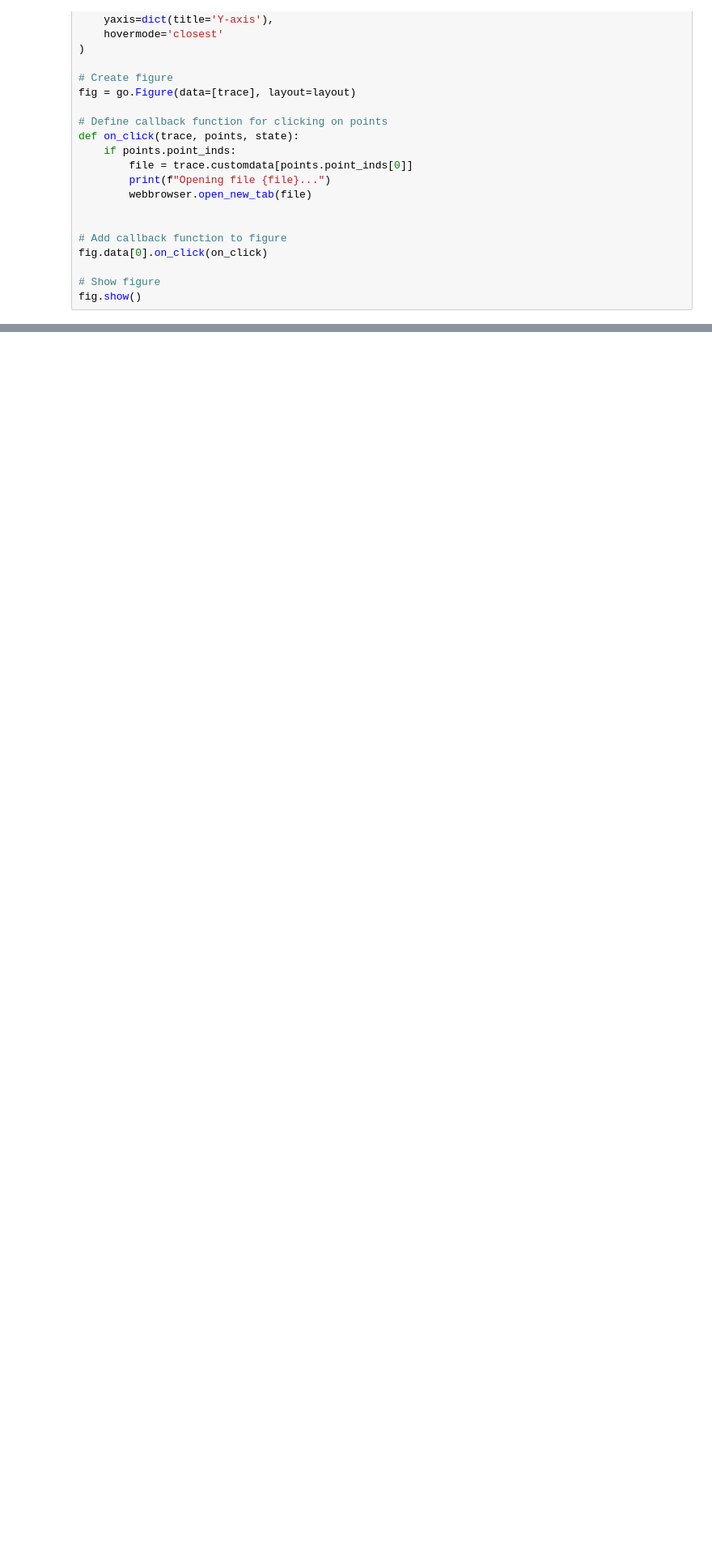
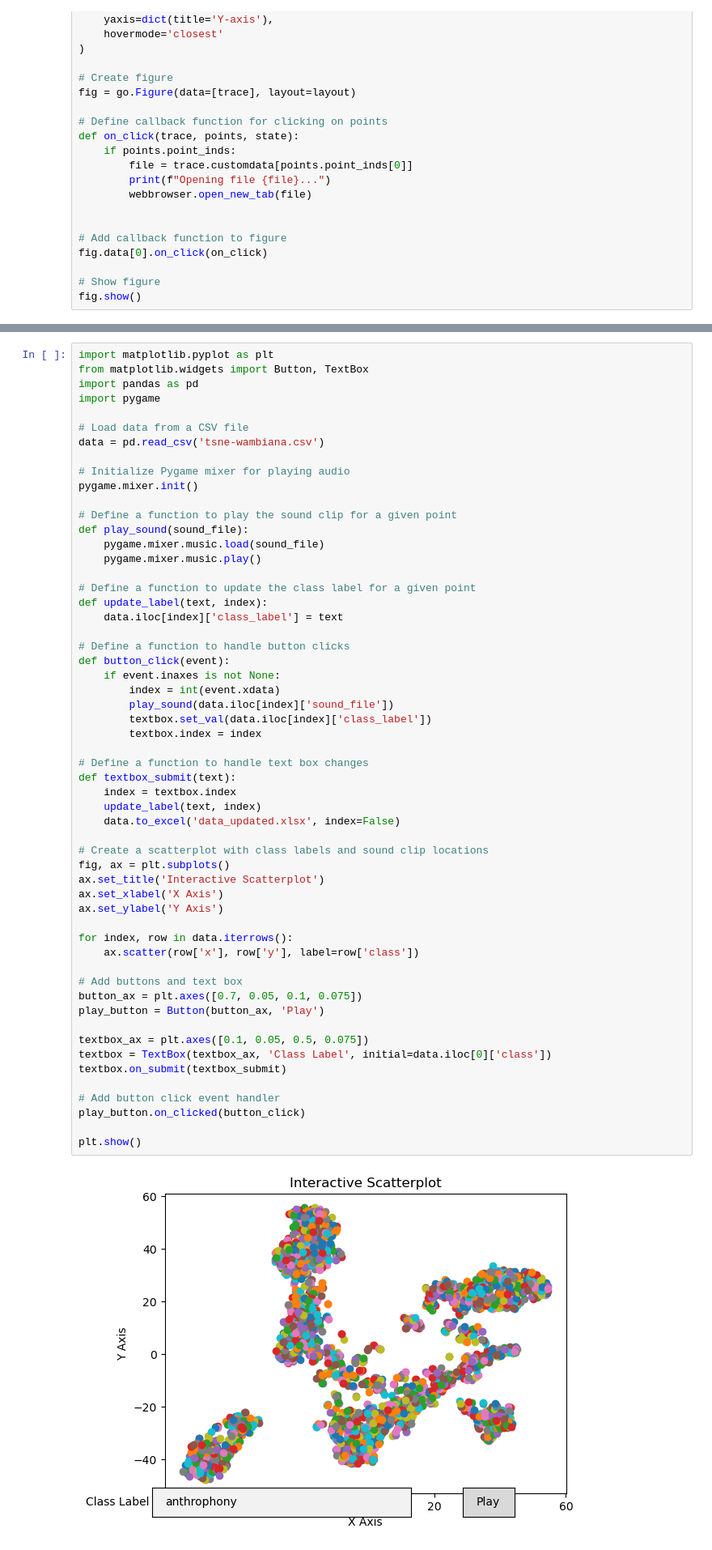
Before and after one commit to thomasnapier/AudioHandling, a Jupyter notebook: interactiveplots.ipynb, the cells around one changed output, grey strips where cells are left out. Shown at 81% size. Cells and saved outputs as stored; diff of their text form; blank space fills up the shorter version.

```diff
--- a/interactiveplots.ipynb
+++ b/interactiveplots.ipynb
@@ -131,0 +213,58 @@ plt.show()
+# %%
+import matplotlib.pyplot as plt
+from matplotlib.widgets import Button, TextBox
+import pandas as pd
+import pygame
+
+# Load data from a CSV file
+data = pd.read_csv('tsne-wambiana.csv')
+
+# Initialize Pygame mixer for playing audio
+pygame.mixer.init()
+
+# Define a function to play the sound clip for a given point
+def play_sound(sound_file):
+    pygame.mixer.music.load(sound_file)
+    pygame.mixer.music.play()
+
+# Define a function to update the class label for a given point
+def update_label(text, index):
+    data.iloc[index]['class_label'] = text
+
+# Define a function to handle button clicks
+def button_click(event):
+    if event.inaxes is not None:
+        index = int(event.xdata)
+        play_sound(data.iloc[index]['sound_file'])
+        textbox.set_val(data.iloc[index]['class_label'])
+        textbox.index = index
+
+# Define a function to handle text box changes
+def textbox_submit(text):
+    index = textbox.index
+    update_label(text, index)
+    data.to_excel('data_updated.xlsx', index=False)
+
+# Create a scatterplot with class labels and sound clip locations
+fig, ax = plt.subplots()
+ax.set_title('Interactive Scatterplot')
+ax.set_xlabel('X Axis')
+ax.set_ylabel('Y Axis')
+
+for index, row in data.iterrows():
+    ax.scatter(row['x'], row['y'], label=row['class'])
+
+# Add buttons and text box
+button_ax = plt.axes([0.7, 0.05, 0.1, 0.075])
+play_button = Button(button_ax, 'Play')
+
+textbox_ax = plt.axes([0.1, 0.05, 0.5, 0.075])
+textbox = TextBox(textbox_ax, 'Class Label', initial=data.iloc[0]['class'])
+textbox.on_submit(textbox_submit)
+
+# Add button click event handler
+play_button.on_clicked(button_click)
+
+plt.show()
+# %% [output]
+[figure, added]
```
Also changed, not shown: parts of 8 cells of this notebook, 28 other files.
